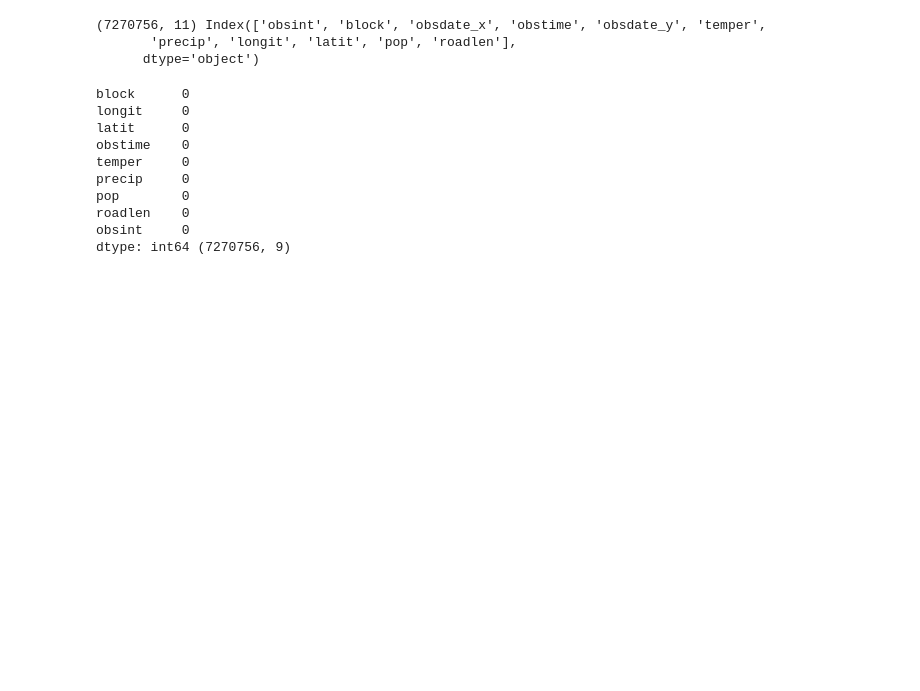
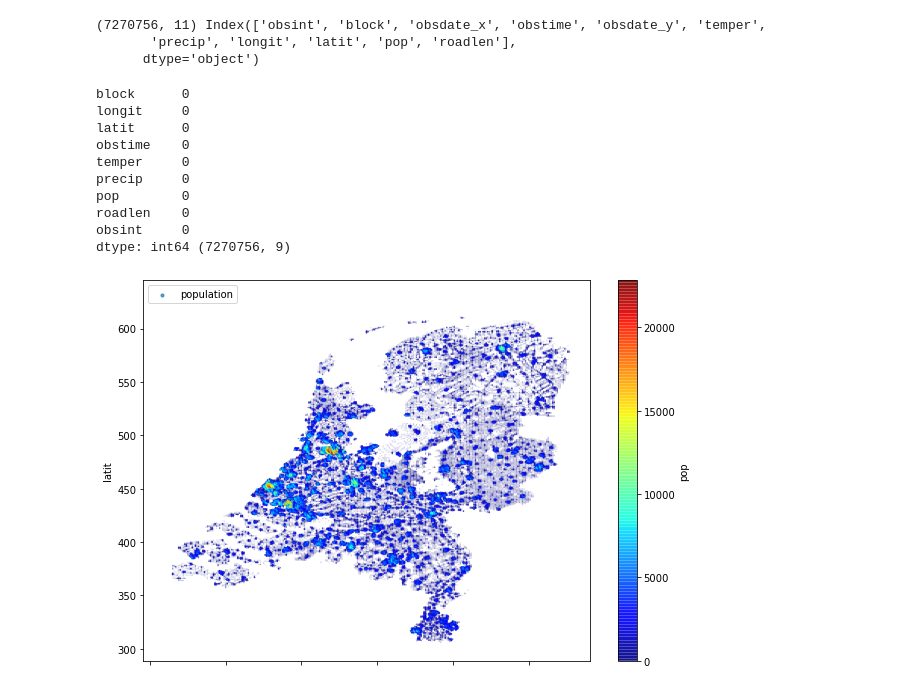
Before and after one commit to GBP-Group4/ObsInt, a Jupyter notebook: input/pre-processing.ipynb, the cells around one changed output. Saved outputs shown, nothing was run; the diff lists cells and outputs as text; code cells hidden in the pictures; blank space fills up the shorter version.

Commit message:
added few maps looking into population and observer intensity

```diff
--- a/input/pre-processing.ipynb
+++ b/input/pre-processing.ipynb
@@ -151,3 +153,15 @@ dtype: int64 (7270756, 9)
 #obsInt_with_variables.to_csv (os.path.normpath(os.getcwd()+os.sep+os.pardir)+'/output/obsInt_with_variables.csv', index = False, header=True)
 ## to csv for observation time instead of date
 obsInt_obsTime_with_variables.to_csv (os.path.normpath(os.getcwd()+os.sep+os.pardir) + '/output/obsInt_obsTime_with_variables.csv', index = False, header=True)
+# %%
+### Data Visualisations
+## plotting population values
+df_block_demog.plot(kind="scatter", x="longit", y="latit",
+    s=df_block_demog['pop']/np.std(df_block_demog['pop']), label="population",
+    cmap=plt.get_cmap("jet"), c="pop",
+    colorbar=True, alpha=0.7, figsize=(10,7),
+)
+plt.legend()
+plt.show()
+# %% [output]
+[figure, added]
```
Also changed, not shown: parts of 4 cells of this notebook.
